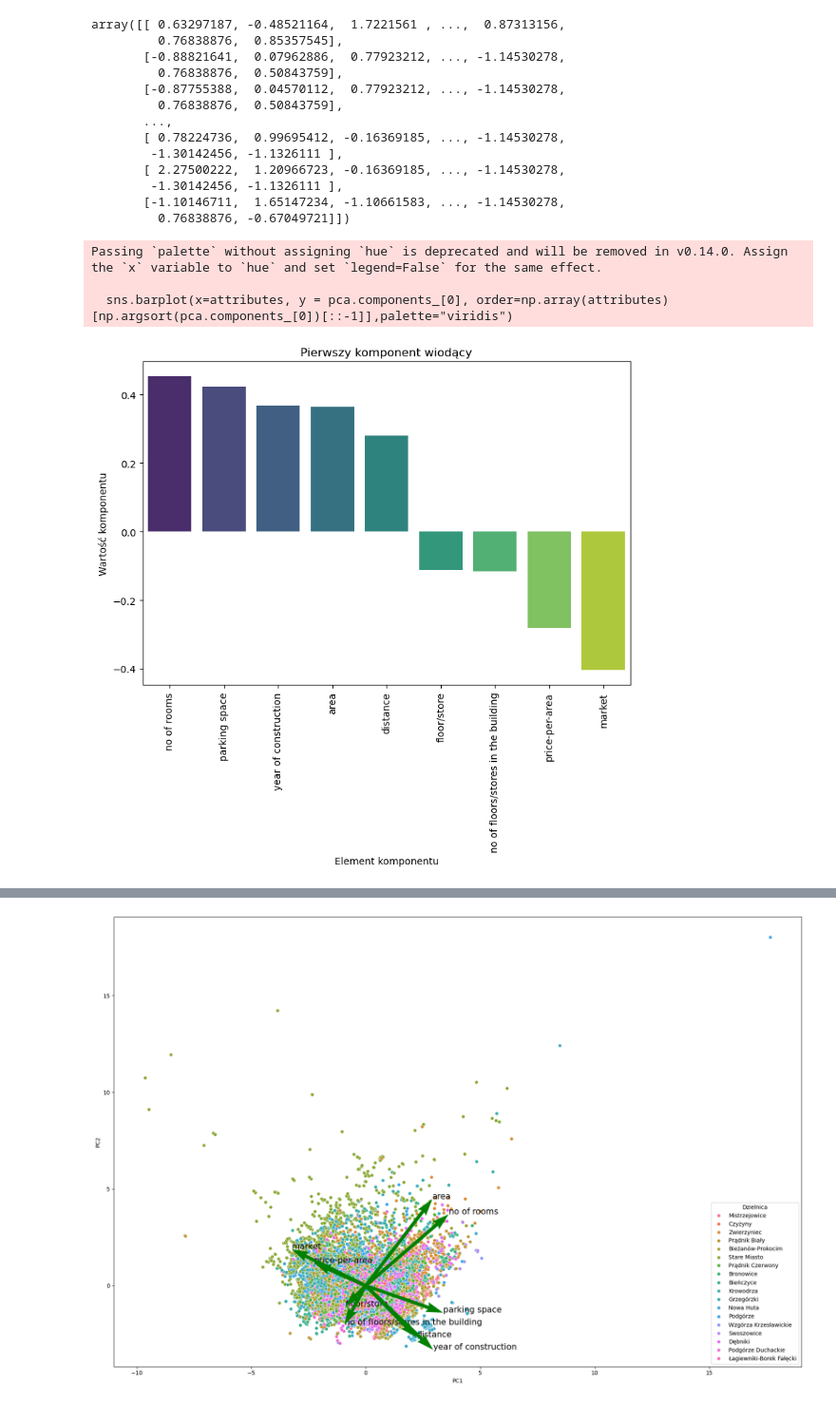
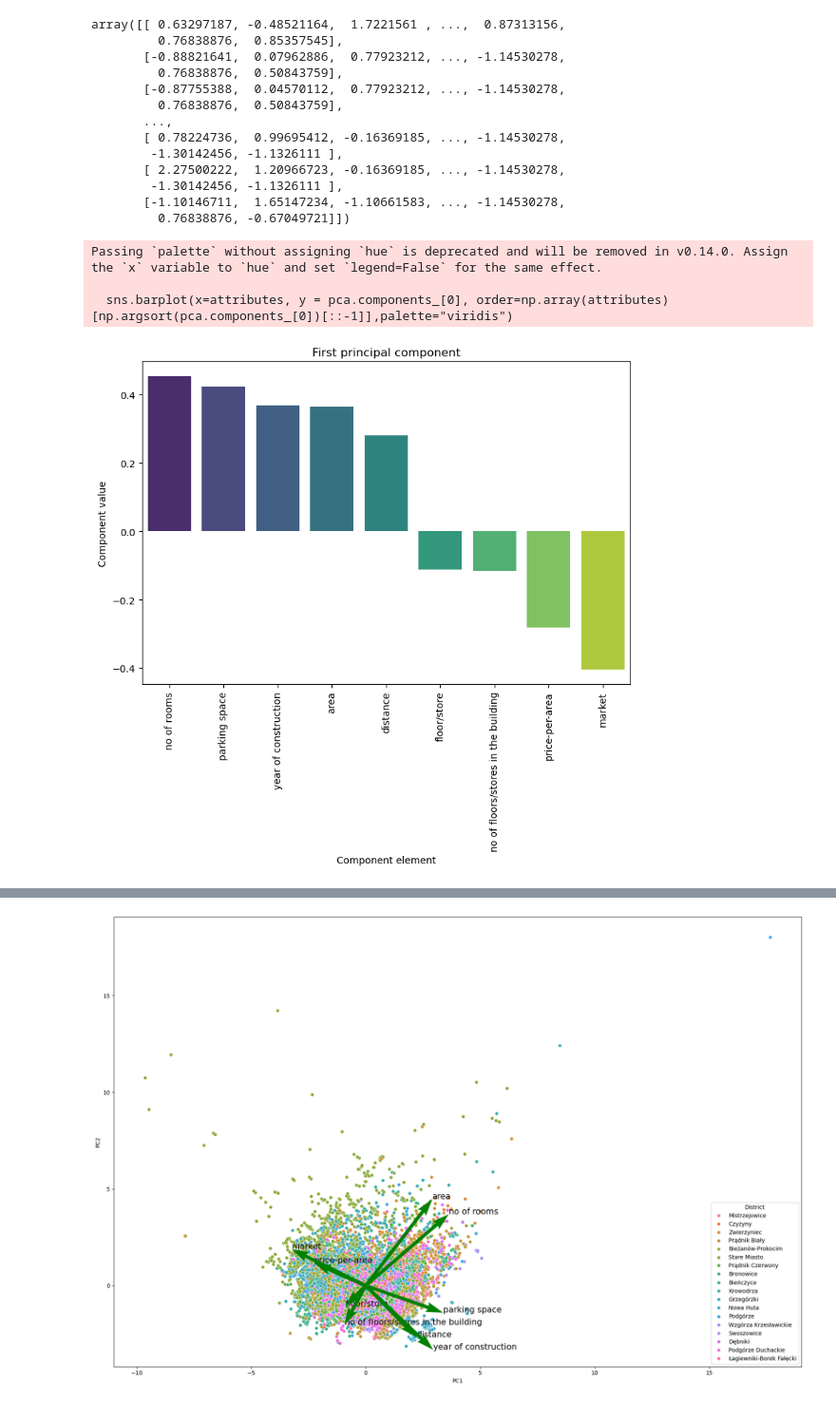
Before and after one commit to ksobczykR2DS/cracow-house-market-analysis, a Jupyter notebook: analysis/data_analysis.ipynb, the cells around one changed output, grey strips where cells are left out. Shown at 95% size. Saved outputs shown, nothing was run; the diff lists cells and outputs as text; code cells hidden in the pictures.

Commit message:
add english descriptions to plots

```diff
--- a/analysis/data_analysis.ipynb
+++ b/analysis/data_analysis.ipynb
@@ -168,16 +168,16 @@ X_pca = pca.fit_transform(normalized_values)
 # %%
 plt.figure(figsize=(9,6))
 sns.barplot(x=attributes, y = pca.components_[0], order=np.array(attributes)[np.argsort(pca.components_[0])[::-1]],palette="viridis")
-plt.xlabel('Element komponentu')
+plt.xlabel('Component element')
 plt.xticks(rotation=90)
-plt.ylabel('Wartość komponentu')
-plt.title('Pierwszy komponent wiodący')
+plt.ylabel('Component value')
+plt.title('First principal component')
 plt.show()
 # %% [output]
 Passing `palette` without assigning `hue` is deprecated and will be removed in v0.14.0. Assign the `x` variable to `hue` and set `legend=False` for the same effect.
 
   sns.barplot(x=attributes, y = pca.components_[0], order=np.array(attributes)[np.argsort(pca.components_[0])[::-1]],palette="viridis")
-[figure, old version]
+[figure, new version]
 # %%
 plt.figure(figsize=(9,6))
 sns.barplot(x=attributes, y = pca.components_[1], order=np.array(attributes)[np.argsort(pca.components_[1])[::-1]],palette="viridis")
```
Also changed, not shown: parts of 2 cells of this notebook.
